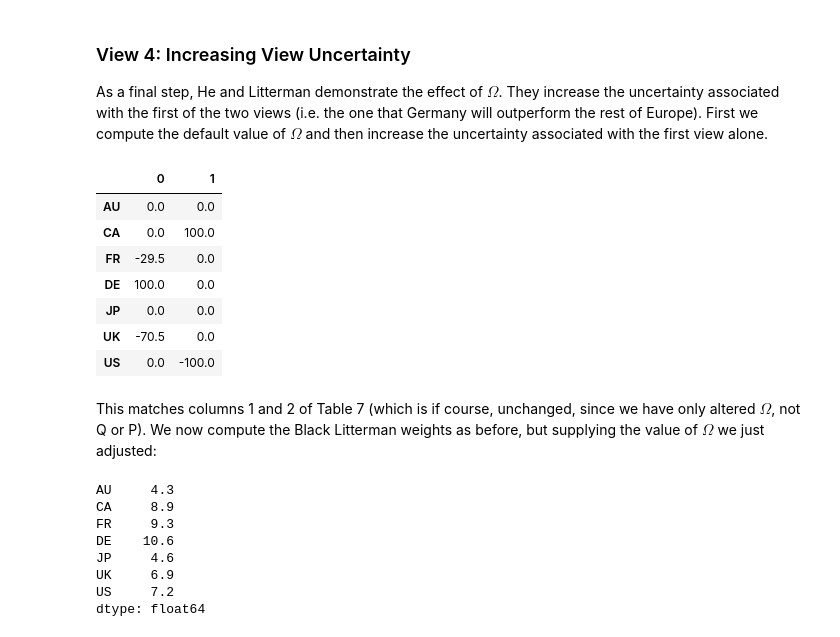
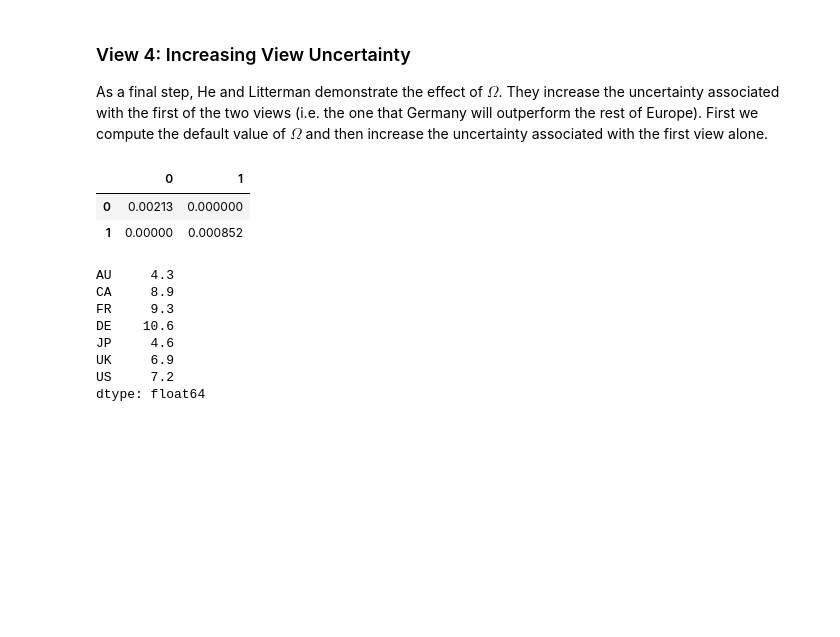
Before and after one commit to Juosorioca420/PortfolioAnalisys-I, a Jupyter notebook: 2. Factor Analysis/notebooks/6_BlackLitterman.ipynb, the cells around one changed output. Drawn from its saved outputs; the diff is of its cells as text; code cells hidden in the pictures; blank space fills up the shorter version.

Commit message:
B.Litterman

```diff
--- a/2. Factor Analysis/notebooks/6_BlackLitterman.ipynb
+++ b/2. Factor Analysis/notebooks/6_BlackLitterman.ipynb
@@ -427,16 +418,22 @@ Next, we impose the view that German equities will outperform the rest of Europe
 The other European equities are France and the UK. We split the outperformance proportional to the Market Caps of France and the UK.
 # %%
 # Germany will outperform other European Equities (i.e. FR and UK) by 5%
-q = pd.Series([.05]) # just one view
+q = pd.Series([0.05]) # just one view
+
+
 # start with a single view, all zeros and overwrite the specific view
 p = pd.DataFrame([0.]*len(countries), index=countries).T
-# find the relative market caps of FR and UK to split the
-# relative outperformance of DE ...
-w_fr =  w_eq.loc["FR"]/(w_eq.loc["FR"]+w_eq.loc["UK"])
-w_uk =  w_eq.loc["UK"]/(w_eq.loc["FR"]+w_eq.loc["UK"])
-p.iloc[0]['DE'] = 1.
+
+
+# find the relative market caps of FR and UK to split the relative outperformance of DE ...
+w_fr =  w_eq.loc["FR"] / (w_eq.loc["FR"] + w_eq.loc["UK"])
+w_uk =  w_eq.loc["UK"] / (w_eq.loc["FR"] + w_eq.loc["UK"])
+
+p.iloc[0]['DE'] = 1
 p.iloc[0]['FR'] = -w_fr
 p.iloc[0]['UK'] = -w_uk
+
+
 (p*100).round(1)
 # %% [output]
 |  | AU | CA | FR | DE | JP | UK | US |
@@ -649,18 +651,12 @@ As a final step, He and Litterman demonstrate the effect of $\Omega$. They incre
 # %%
 # This is the default "Proportional to Prior" assumption
 omega = proportional_prior(sigma_prior, tau, p)
 # Now, double the uncertainty associated with View 1
 omega.iloc[0,0] = 2*omega.iloc[0,0]
-np.round(p.T*100, 1)
+
+omega
 # %% [output]
 |  | 0 | 1 |
-| AU | 0.0 | 0.0 |
-| CA | 0.0 | 100.0 |
-| FR | -29.5 | 0.0 |
-| DE | 100.0 | 0.0 |
-| JP | 0.0 | 0.0 |
-| UK | -70.5 | 0.0 |
-| US | 0.0 | -100.0 |
+| 0 | 0.00213 | 0.000000 |
+| 1 | 0.00000 | 0.000852 |
-# %% [markdown]
-This matches columns 1 and 2 of Table 7 (which is if course, unchanged, since we have only altered $\Omega$, not Q or P). We now compute the Black Litterman weights as before, but supplying the value of $\Omega$ we just adjusted:
 # %%
```
Also changed, not shown: parts of 33 cells of this notebook, 1 other file.
